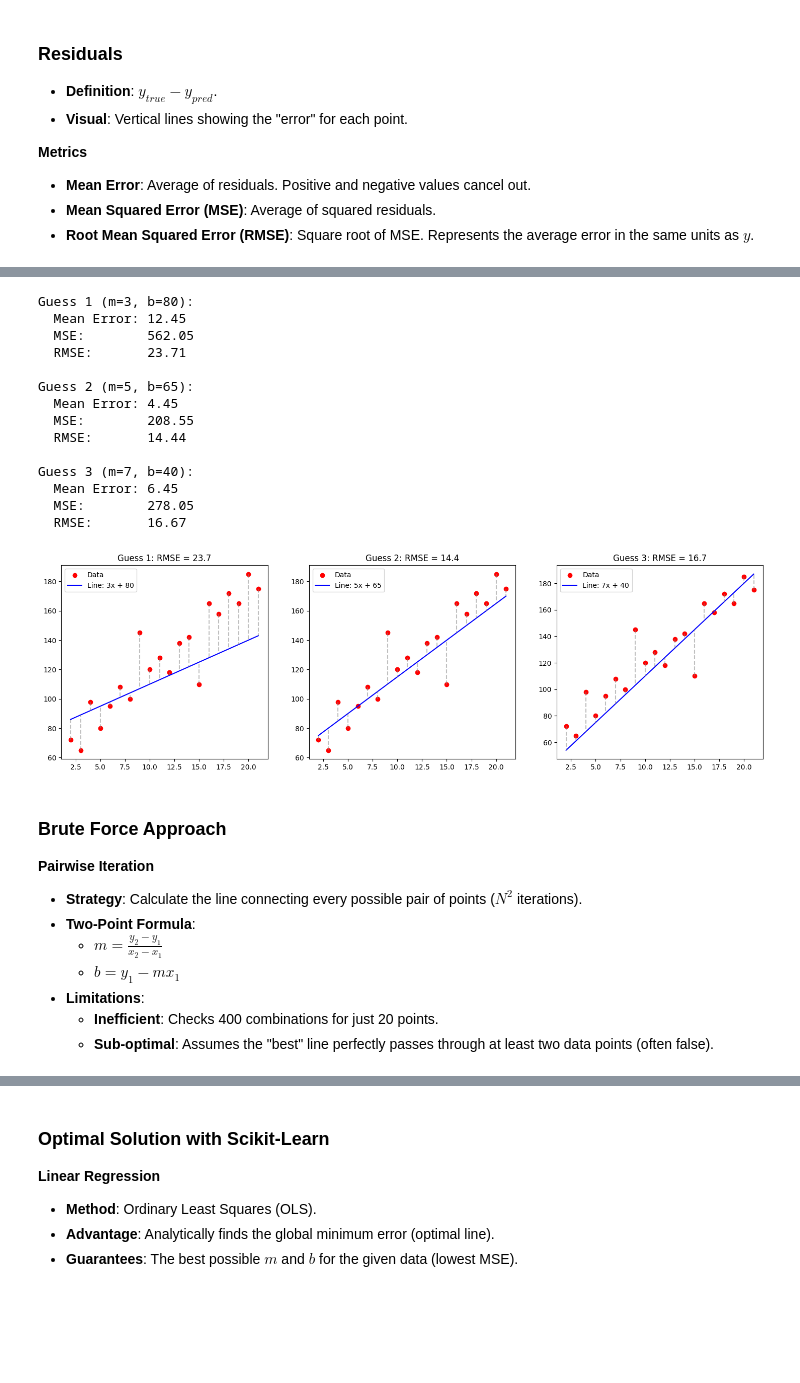
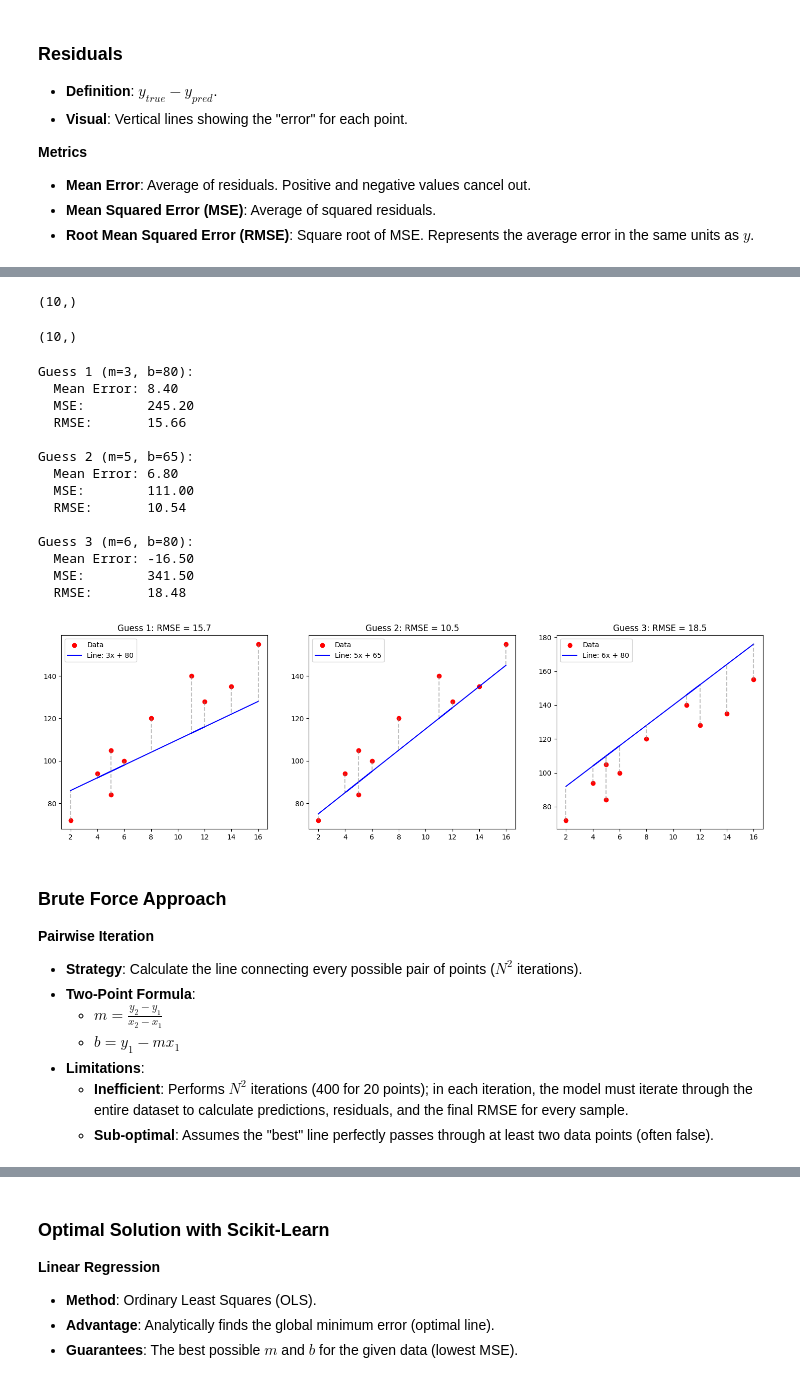
Before and after one commit to k26rahul/dl-and-genai, a Jupyter notebook: week-1/linear-regression.ipynb, the cells around one changed output, grey strips where cells are left out. Saved outputs shown, nothing was run; the diff lists cells and outputs as text; code cells hidden in the pictures; blank space fills up the shorter version.

```diff
--- a/week-1/linear-regression.ipynb
+++ b/week-1/linear-regression.ipynb
@@ -111,3 +117,18 @@ Root Mean Squared Error (RMSE): 3.06
 * **Target ($y$)**: Height (cm).
 * **Goal**: Evaluate 3 manual guesses for slope ($m$) and intercept ($b$).
 * **Visuals**: 3 subplots showing the guessed lines and their residuals.
+# %%
+data = pd.DataFrame([[2, 72],
+                     [5, 84],
+                     [4, 94],
+                     [6, 100],
+                     [5, 105],
+                     [8, 120],
+                     [12, 128],
+                     [11, 140],
+                     [14, 135],
+                     [16, 155]], columns=['Age', 'Height'])
+
+data.head()
+
+_ = data.plot(kind='scatter', x='Age', y='Height')
@@ -114,50 +143,53 @@ Root Mean Squared Error (RMSE): 3.06
+# %%
+age = data['Age'].values
+height = data['Height'].values
+
+age.shape
+height.shape
+# %% [output]
+(10,)
+(10,)
 # %%
-# 1. Hardcoded Data (20 samples)
-age = np.array([2,  3,  4,  5,  6,  7,  8,  9, 10, 11,
-                12, 13, 14, 15, 16, 17, 18, 19, 20, 21])
-height = np.array([72,  65,  98,  80,  95, 108, 100, 145, 120, 128,
-                   118, 138, 142, 110, 165, 158, 172, 165, 185, 175])
+# Manual Guesses (m, b)
+guesses = [(3, 80), (5, 65), (6, 80)]  # Guess 1, Guess 2, Guess 3
 
-# 2. Manual Guesses (m, b)
-guesses = [(3, 80), (5, 65), (7, 40)]  # Guess 1, Guess 2, Guess 3
-
-# 3. Plotting & Metrics
+# Plotting & Metrics
 fig, axes = plt.subplots(1, 3, figsize=(18, 5))
 
 for i, (m, b) in enumerate(guesses):
   # Predictions & Residuals
   y_pred = m * age + b
   residuals = height - y_pred
 
   # Metrics
   mse = np.mean(residuals**2)
   print(f"Guess {i+1} (m={m}, b={b}):")
   print(f"  Mean Error: {np.mean(residuals):.2f}")
   print(f"  MSE:        {mse:.2f}")
   print(f"  RMSE:       {np.sqrt(mse):.2f}\n")
 
   # Plot
   _ = axes[i].scatter(age, height, color='red', label='Data')
   _ = axes[i].plot(age, y_pred, color='blue', label=f'Line: {m}x + {b}')
   _ = axes[i].vlines(age, height, y_pred, color='gray', linestyle='--', alpha=0.5)
   _ = axes[i].set_title(f'Guess {i+1}: RMSE = {np.sqrt(mse):.1f}')
   _ = axes[i].legend()
 # %% [output]
 Guess 1 (m=3, b=80):
-  Mean Error: 12.45
-  MSE:        562.05
-  RMSE:       23.71
+  Mean Error: 8.40
+  MSE:        245.20
+  RMSE:       15.66
 
 Guess 2 (m=5, b=65):
-  Mean Error: 4.45
-  MSE:        208.55
-  RMSE:       14.44
+  Mean Error: 6.80
+  MSE:        111.00
+  RMSE:       10.54
 
-Guess 3 (m=7, b=40):
-  Mean Error: 6.45
-  MSE:        278.05
-  RMSE:       16.67
+Guess 3 (m=6, b=80):
+  Mean Error: -16.50
+  MSE:        341.50
+  RMSE:       18.48
-[figure, old version]
+[figure, new version]
 # %% [markdown]
 ### Brute Force Approach
 
@@ -168,7 +200,7 @@ Guess 3 (m=7, b=40):
     * $m = \frac{y_2 - y_1}{x_2 - x_1}$
     * $b = y_1 - m x_1$
 * **Limitations**:
-    * **Inefficient**: Checks 400 combinations for just 20 points.
+    * **Inefficient**: Performs $N^2$ iterations (400 for 20 points); in each iteration, the model must iterate through the entire dataset to calculate predictions, residuals, and the final RMSE for every sample.
     * **Sub-optimal**: Assumes the "best" line perfectly passes through at least two data points (often false).
 # %%
 best_rmse = float('inf')
```
Also changed, not shown: parts of 40 cells of this notebook.
